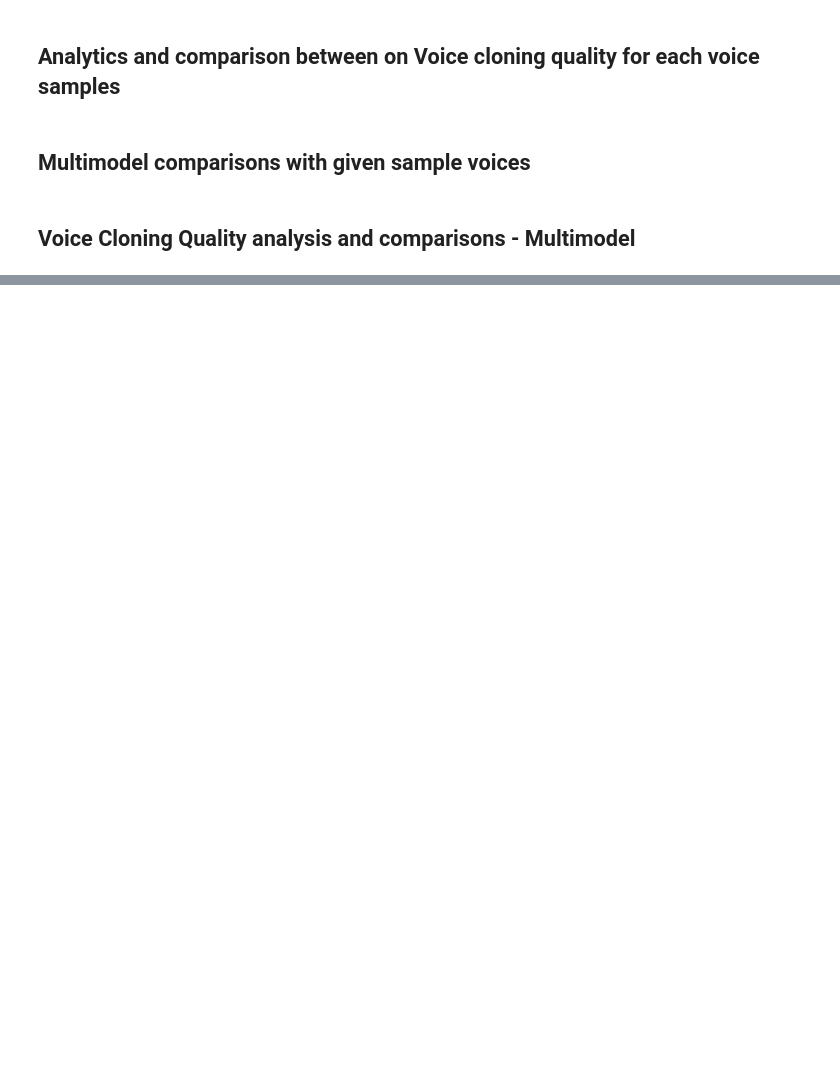
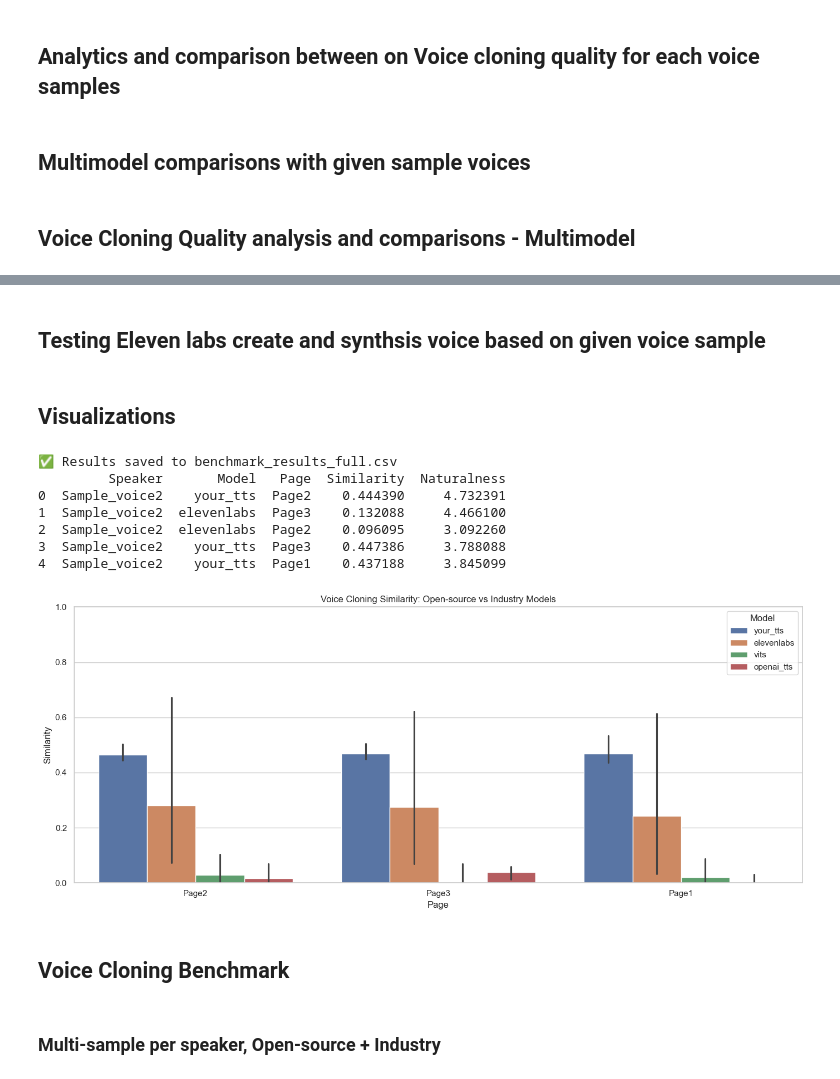
Before and after one commit to rthangavelu/voice_cloning_TTS_vs_Industry_models, a Jupyter notebook: Voice_Cloning_TTS_Industry_evaluation.ipynb, the cells around one changed output, grey strips where cells are left out. Cells and saved outputs as stored; diff of their text form; code cells hidden in the pictures; blank space fills up the shorter version.

```diff
--- a/Voice_Cloning_TTS_Industry_evaluation.ipynb
+++ b/Voice_Cloning_TTS_Industry_evaluation.ipynb
@@ -102,5 +102,5 @@ tts.tts_to_file(
 # %%
-#voice cloning for your_tts
+#Voice cloning for your_tts
 import os
 import glob
 import torch
@@ -131,7 +131,7 @@ spk_model = EncoderClassifier.from_hparams(
 # --------------------------
 # Settings
 # --------------------------
-num_voices = 5
+num_voices = 3
 pages = ["Page1", "Page2", "Page3"]
 model_name = "your_tts"  # update if using multiple models
 results_list = []
@@ -144,7 +144,7 @@ for v in range(1, num_voices + 1):
     results_dir = os.path.join(voice_dir, "results")
 
     # Find original voice ending with _001.wav
-    original_files = glob.glob(os.path.join(voice_dir, "*_001.wav"))
+    original_files = glob.glob(os.path.join(voice_dir, "*.wav"))
     if not original_files:
         print(f" No original voice found in {voice_dir}, skipping...")
         continue
@@ -162,6 +162,7 @@ for v in range(1, num_voices + 1):
             results_dir,
             f"{os.path.splitext(os.path.basename(original_wav))[0]}_{page}_{model_name}.wav"
         )
+        print(cloned_file)
         if not os.path.exists(cloned_file):
             print(f" Cloned file not found: {cloned_file}, skipping...")
             continue
@@ -1716 +627,3 @@ plt.show()
+# %% [markdown]
+## Testing Eleven labs create and synthsis voice based on given voice sample
 # %%
@@ -1829,35 +733,28 @@ for vdir in voice_dirs:
             print("Saved:", out_path)
         except Exception as e:
             print("Synthesis failed:", e)
+# %% [markdown]
+## Visualizations
 # %%
 df.to_csv("benchmark_results_full.csv", index=False)
-print("✅ Results saved to benchmark_results_full.csv")
+print("Results saved to benchmark_results_full.csv")
 print(df.head())
 
-# ==============================
-# Visualizations
-# ==============================
 sns.set(style="whitegrid")
 
 # Voice Cloning Quality
 plt.figure(figsize=(14,6))
-sns.barplot(data=df, x="Page", y="Cosine Similarity", hue="Model")
+sns.barplot(data=df, x="Page", y="Similarity", hue="Model")
 plt.title("Voice Cloning Similarity: Open-source vs Industry Models")
 plt.ylim(0, 1)
 plt.tight_layout()
 plt.show()
-
-# Inference Time
-plt.figure(figsize=(14,6))
-sns.boxplot(data=df, x="Model", y="Time (s)", hue="Mode")
-plt.title("Inference Time: Single vs Multi-sample")
-plt.tight_layout()
-plt.show()
-
-# Cost comparison (industry models)
-plt.figure(figsize=(10,6))
-subset = df[df["Cost USD"] > 0]
-sns.barplot(data=subset, x="Model", y="Cost USD", hue="Mode")
-plt.title("Industry Model Cost Comparison")
-plt.tight_layout()
-plt.show()
+# %% [output]
+✅ Results saved to benchmark_results_full.csv
+         Speaker       Model   Page  Similarity  Naturalness
+0  Sample_voice2    your_tts  Page2    0.444390     4.732391
+1  Sample_voice2  elevenlabs  Page3    0.132088     4.466100
+2  Sample_voice2  elevenlabs  Page2    0.096095     3.092260
+3  Sample_voice2    your_tts  Page3    0.447386     3.788088
+4  Sample_voice2    your_tts  Page1    0.437188     3.845099
+[figure, added]
@@ -1889,2 +761,6 @@ print(response.json().get("voice_id"))
+# %% [markdown]
+## Voice Cloning Benchmark
+# %% [markdown]
+### Multi-sample per speaker, Open-source + Industry
 # %%
 %matplotlib inline
```
Also changed, not shown: parts of 23 cells of this notebook, 3 other files.
